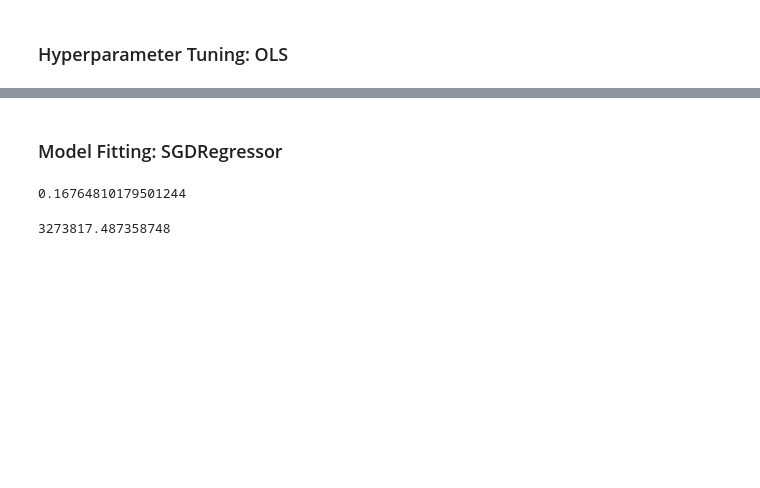
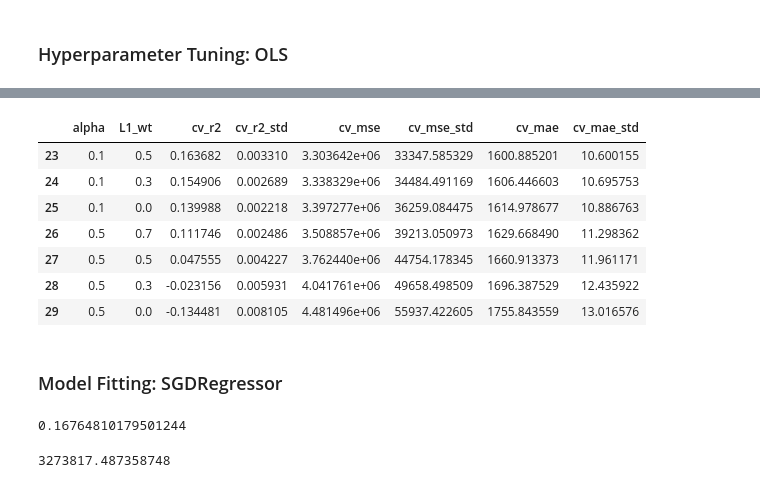
Before and after one commit to emilyrosebutz/traffic-linear-regression, a Jupyter notebook: LinearRegressionHW.ipynb, the cells around one changed output, grey strips where cells are left out. Cells and saved outputs as stored; diff of their text form; code cells hidden in the pictures; blank space fills up the shorter version.

```diff
--- a/LinearRegressionHW.ipynb
+++ b/LinearRegressionHW.ipynb
@@ -648,3 +777,14 @@ results_ols_df.head(5)
+# %%
+results_ols_df.tail(7)
+# %% [output]
+|  | alpha | L1_wt | cv_r2 | cv_r2_std | cv_mse | cv_mse_std | cv_mae | cv_mae_std |
+| 23 | 0.1 | 0.5 | 0.163682 | 0.003310 | 3.303642e+06 | 33347.585329 | 1600.885201 | 10.600155 |
+| 24 | 0.1 | 0.3 | 0.154906 | 0.002689 | 3.338329e+06 | 34484.491169 | 1606.446603 | 10.695753 |
+| 25 | 0.1 | 0.0 | 0.139988 | 0.002218 | 3.397277e+06 | 36259.084475 | 1614.978677 | 10.886763 |
+| 26 | 0.5 | 0.7 | 0.111746 | 0.002486 | 3.508857e+06 | 39213.050973 | 1629.668490 | 11.298362 |
+| 27 | 0.5 | 0.5 | 0.047555 | 0.004227 | 3.762440e+06 | 44754.178345 | 1660.913373 | 11.961171 |
+| 28 | 0.5 | 0.3 | -0.023156 | 0.005931 | 4.041761e+06 | 49658.498509 | 1696.387529 | 12.435922 |
+| 29 | 0.5 | 0.0 | -0.134481 | 0.008105 | 4.481496e+06 | 55937.422605 | 1755.843559 | 13.016576 |
 # %% [markdown]
 ### Model Fitting: SGDRegressor
 # %%
```
Also changed, not shown: parts of 11 cells of this notebook.
